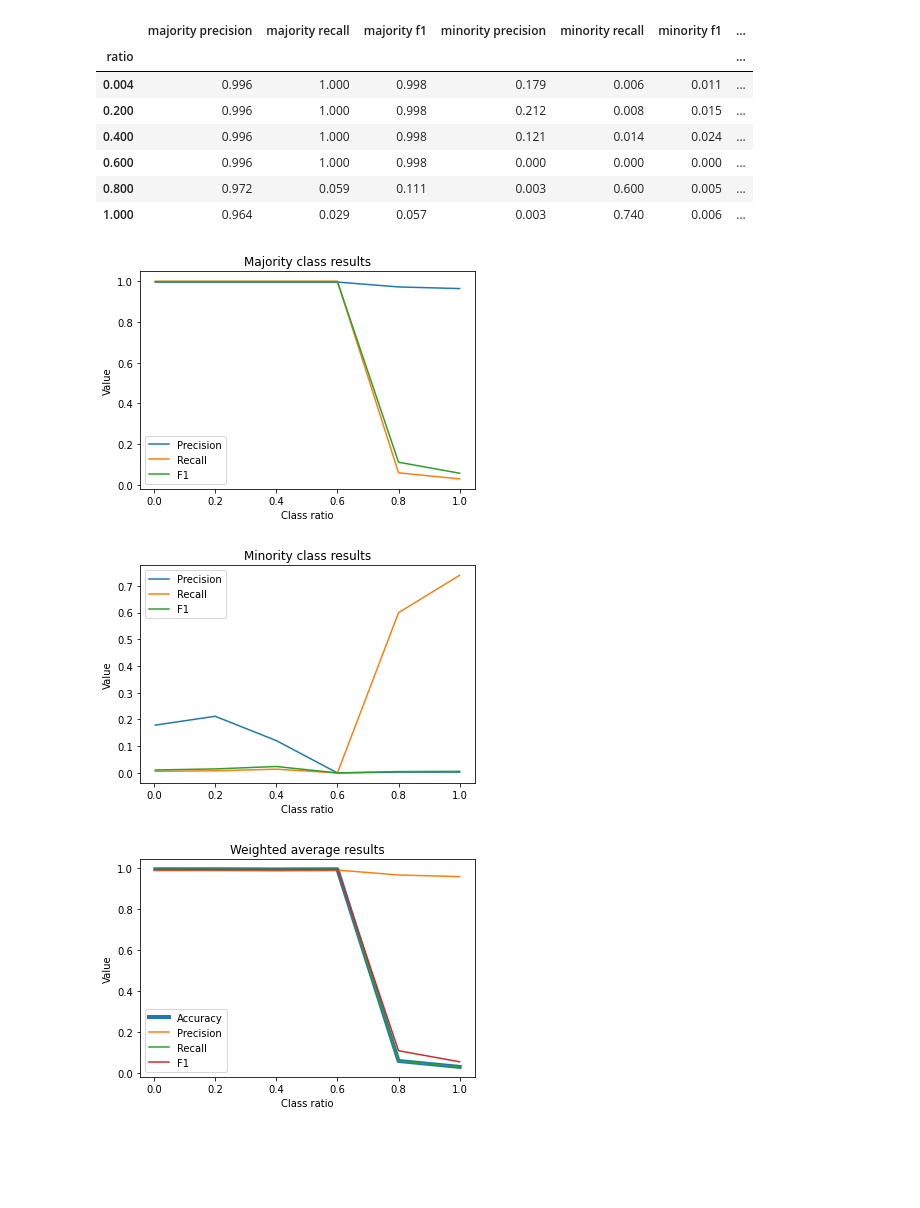
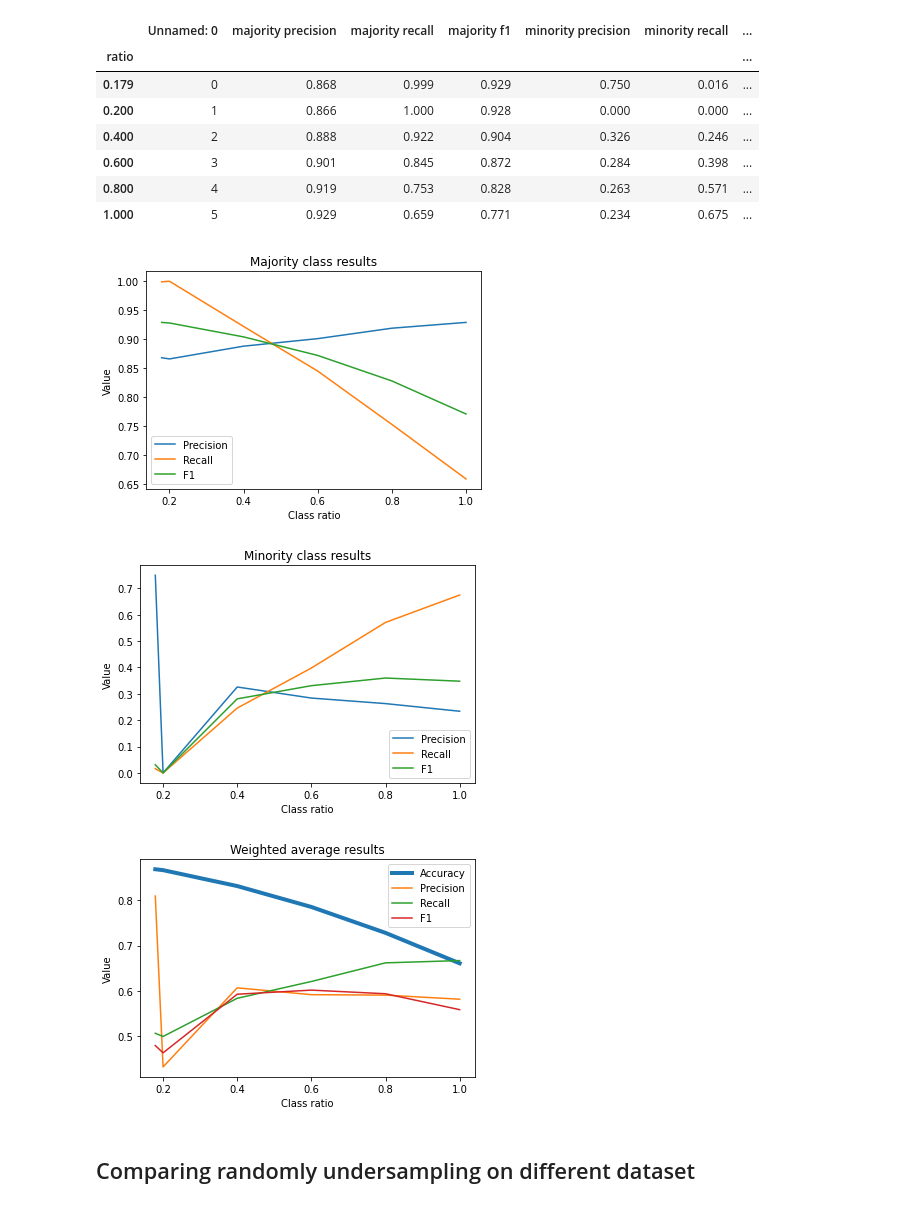
Before and after one commit to reluzita/LU-SNACS, a Jupyter notebook: visualize_results.ipynb, the cells around one changed output. Drawn from its saved outputs; the diff is of its cells as text; code cells hidden in the pictures; blank space fills up the shorter version.

Commit message:
fixes and results visualization

```diff
--- a/visualize_results.ipynb
+++ b/visualize_results.ipynb
@@ -2,18 +2,18 @@
 import pandas as pd
 import matplotlib.pyplot as plt
 # %%
-results = pd.read_csv('results/topology_2_nearmiss3_results.csv').set_index('ratio')
+results = pd.read_csv('results/mit_2_random_results.csv').set_index('ratio')
 # %%
 results
 # %% [output]
-|  | majority precision | majority recall | majority f1 | minority precision | minority recall | minority f1 | ... |
+|  | Unnamed: 0 | majority precision | majority recall | majority f1 | minority precision | minority recall | ... |
 | ratio |  |  |  |  |  |  | ... |
-| 0.004 | 0.996 | 1.000 | 0.998 | 0.179 | 0.006 | 0.011 | ... |
-| 0.200 | 0.996 | 1.000 | 0.998 | 0.212 | 0.008 | 0.015 | ... |
-| 0.400 | 0.996 | 1.000 | 0.998 | 0.121 | 0.014 | 0.024 | ... |
-| 0.600 | 0.996 | 1.000 | 0.998 | 0.000 | 0.000 | 0.000 | ... |
-| 0.800 | 0.972 | 0.059 | 0.111 | 0.003 | 0.600 | 0.005 | ... |
-| 1.000 | 0.964 | 0.029 | 0.057 | 0.003 | 0.740 | 0.006 | ... |
+| 0.179 | 0 | 0.868 | 0.999 | 0.929 | 0.750 | 0.016 | ... |
+| 0.200 | 1 | 0.866 | 1.000 | 0.928 | 0.000 | 0.000 | ... |
+| 0.400 | 2 | 0.888 | 0.922 | 0.904 | 0.326 | 0.246 | ... |
+| 0.600 | 3 | 0.901 | 0.845 | 0.872 | 0.284 | 0.398 | ... |
+| 0.800 | 4 | 0.919 | 0.753 | 0.828 | 0.263 | 0.571 | ... |
+| 1.000 | 5 | 0.929 | 0.659 | 0.771 | 0.234 | 0.675 | ... |
 # %%
 plt.title('Majority class results')
 plt.plot(results.index, results['majority precision'], label='Precision')
@@ -24,7 +24,7 @@ plt.ylabel('Value')
 plt.legend()
 plt.show()
 # %% [output]
-[figure, old version]
+[figure, new version]
 # %%
 plt.title('Minority class results')
 plt.plot(results.index, results['minority precision'], label='Precision')
@@ -35,16 +35,18 @@ plt.ylabel('Value')
 plt.legend()
 plt.show()
 # %% [output]
-[figure, old version]
+[figure, new version]
 # %%
 plt.title('Weighted average results')
 plt.plot(results.index, results['accuracy'], label='Accuracy', linewidth=4)
-plt.plot(results.index, results['weighted avg precision'], label='Precision')
-plt.plot(results.index, results['weighted avg recall'], label='Recall')
-plt.plot(results.index, results['weighted avg f1'], label='F1')
+plt.plot(results.index, results['macro avg precision'], label='Precision')
+plt.plot(results.index, results['macro avg recall'], label='Recall')
+plt.plot(results.index, results['macro avg f1'], label='F1')
 plt.xlabel('Class ratio')
 plt.ylabel('Value')
 plt.legend()
 plt.show()
 # %% [output]
-[figure, old version]
+[figure, new version]
+# %% [markdown]
+## Comparing randomly undersampling on different dataset
```
Also changed, not shown: parts of 2 cells of this notebook, 13 other files.
